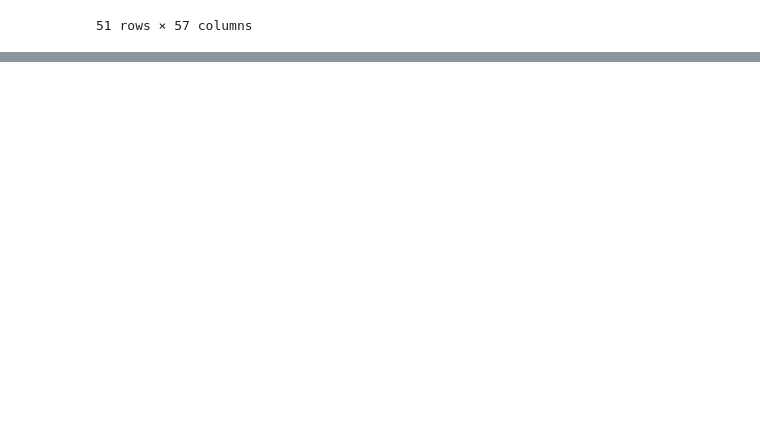
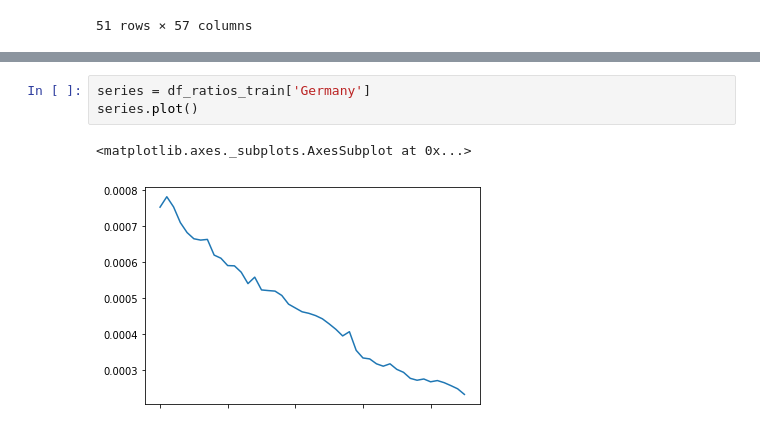
Before and after one commit to robinleoknauth/time_series_project, a Jupyter notebook: carbon_emissions_EDA.ipynb, the cells around one changed output, grey strips where cells are left out. Cells and saved outputs as stored; diff of their text form; blank space fills up the shorter version.

```diff
--- a/carbon_emissions_EDA.ipynb
+++ b/carbon_emissions_EDA.ipynb
@@ -324,0 +389,6 @@ betas = {}
+# %%
+series = df_ratios_train['Germany']
+series.plot()
+# %% [output]
+<matplotlib.axes._subplots.AxesSubplot at 0x...>
+[figure, added]
```
Also changed, not shown: parts of 10 cells of this notebook.
